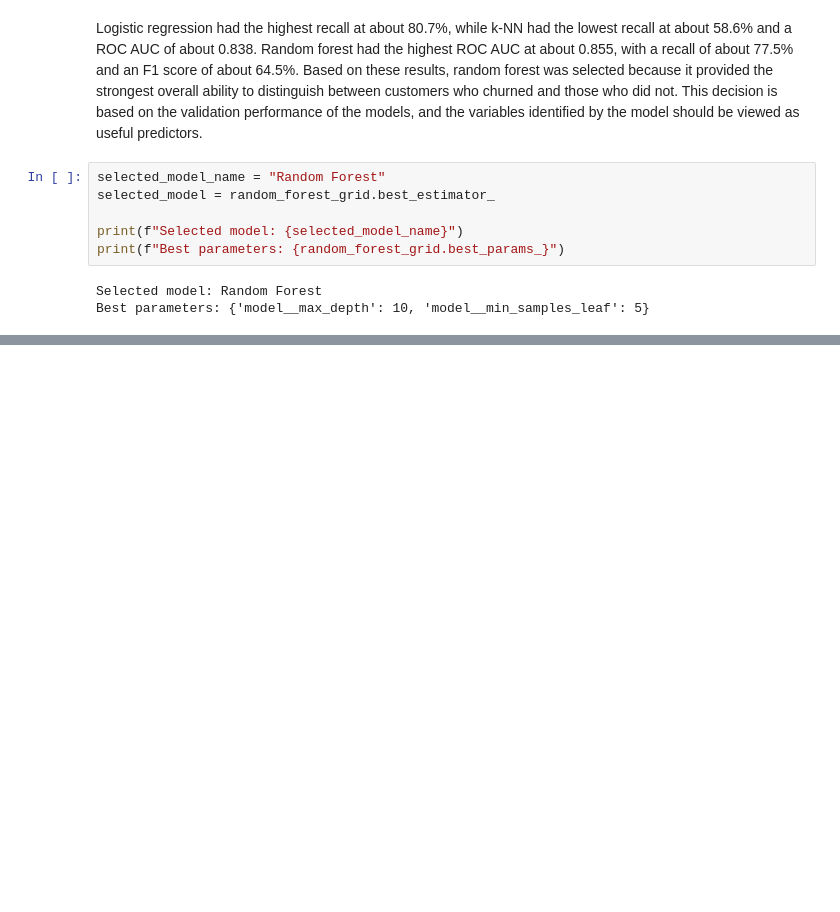
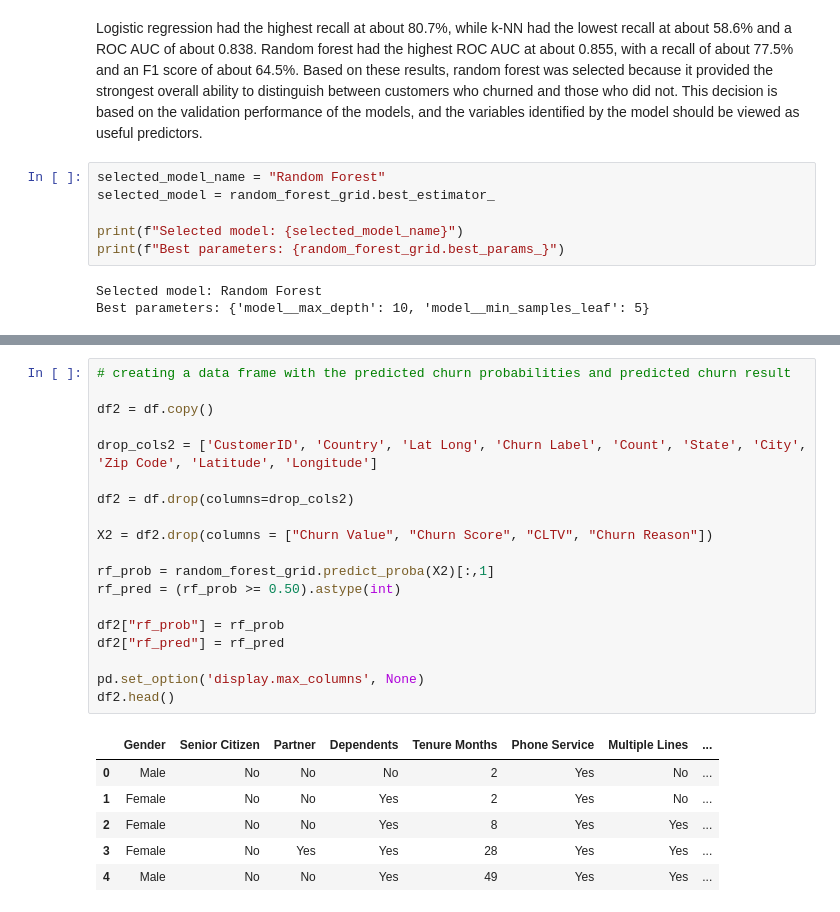
Before and after one commit to jharrison4386/ADS-505-Group-8-Project, a Jupyter notebook: final_project_predictive_modeling.ipynb, the cells around one changed output, grey strips where cells are left out. Drawn from its saved outputs; the diff is of its cells as text; blank space fills up the shorter version.

```diff
--- a/final_project_predictive_modeling.ipynb
+++ b/final_project_predictive_modeling.ipynb
@@ -756,0 +760,26 @@ Best parameters: {'model__max_depth': 10, 'model__min_samples_leaf': 5}
+# %%
+# creating a data frame with the predicted churn probabilities and predicted churn result
+
+df2 = df.copy()
+
+drop_cols2 = ['CustomerID', 'Country', 'Lat Long', 'Churn Label', 'Count', 'State', 'City', 'Zip Code', 'Latitude', 'Longitude']
+
+df2 = df.drop(columns=drop_cols2)
+
+X2 = df2.drop(columns = ["Churn Value", "Churn Score", "CLTV", "Churn Reason"])
+
+rf_prob = random_forest_grid.predict_proba(X2)[:,1]
+rf_pred = (rf_prob >= 0.50).astype(int)
+
+df2["rf_prob"] = rf_prob
+df2["rf_pred"] = rf_pred
+
+pd.set_option('display.max_columns', None)
+df2.head()
+# %% [output]
+|  | Gender | Senior Citizen | Partner | Dependents | Tenure Months | Phone Service | Multiple Lines | ... |
+| 0 | Male | No | No | No | 2 | Yes | No | ... |
+| 1 | Female | No | No | Yes | 2 | Yes | No | ... |
+| 2 | Female | No | No | Yes | 8 | Yes | Yes | ... |
+| 3 | Female | No | Yes | Yes | 28 | Yes | Yes | ... |
+| 4 | Male | No | No | Yes | 49 | Yes | Yes | ... |
```
Also changed, not shown: parts of 36 cells of this notebook.
